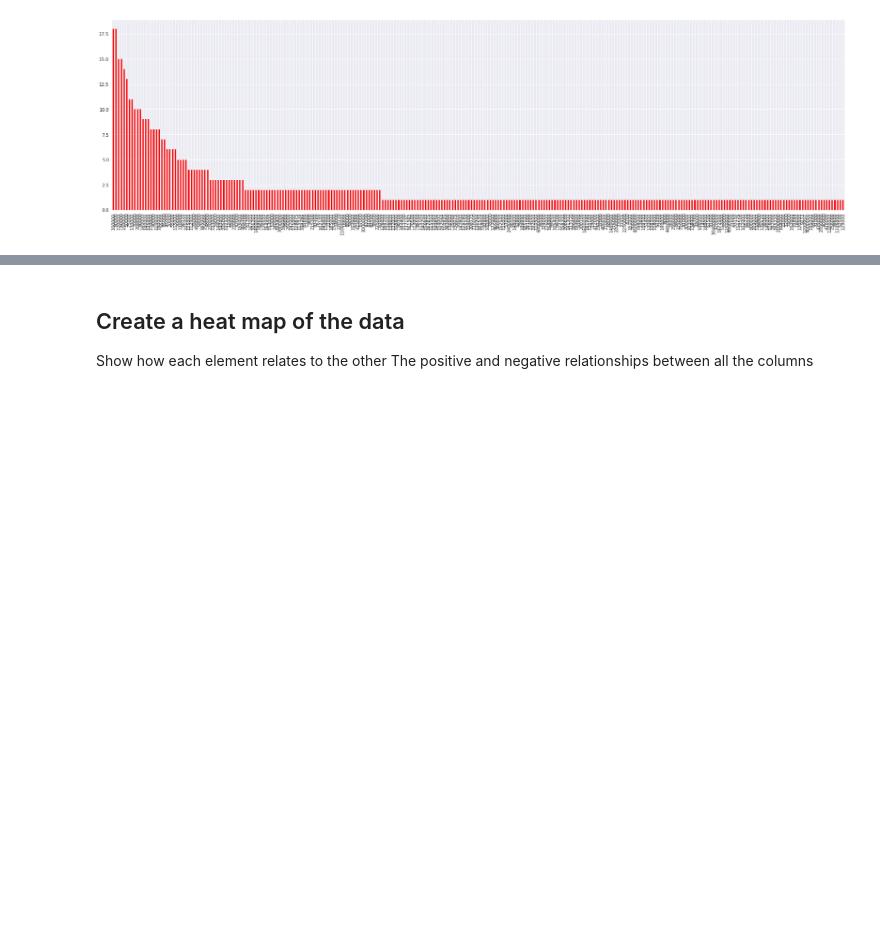
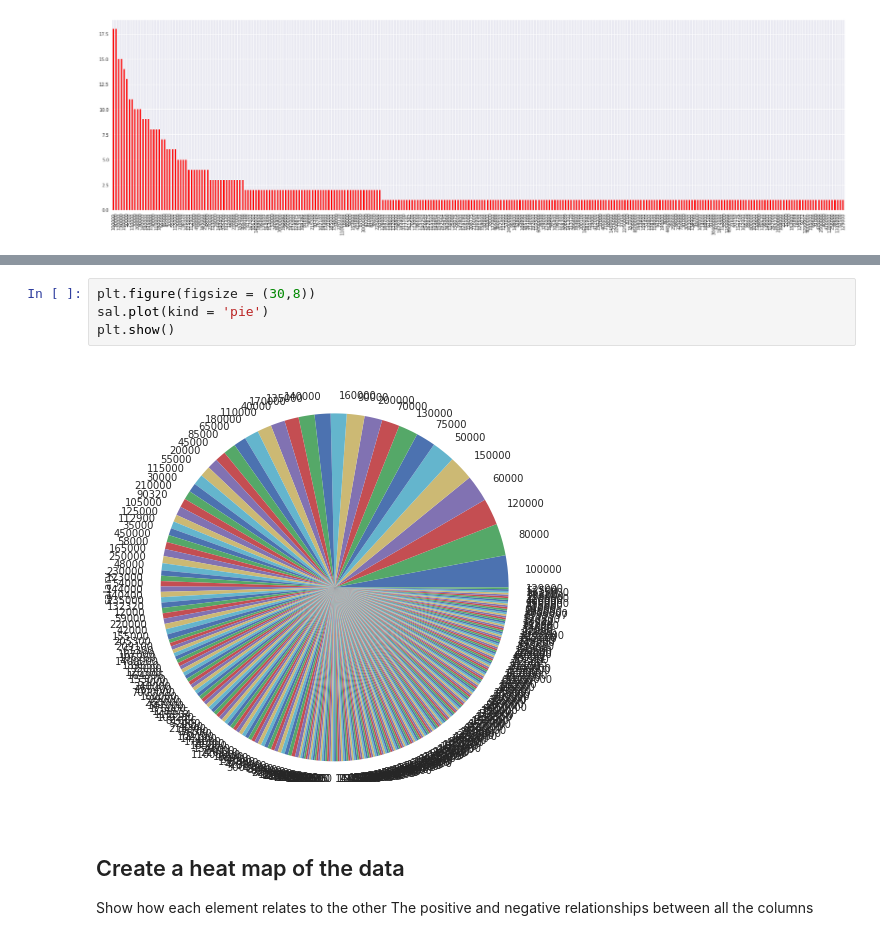
Before and after one commit to MoRagab33/-data-scientist-salaries, a Jupyter notebook: data-scientist-salaries.ipynb, the cells around one changed output, grey strips where cells are left out. Saved outputs shown, nothing was run; the diff lists cells and outputs as text; blank space fills up the shorter version.

```diff
--- a/data-scientist-salaries.ipynb
+++ b/data-scientist-salaries.ipynb
@@ -263,3 +277,9 @@ plt.show()
+# %%
+plt.figure(figsize = (30,8))
+sal.plot(kind = 'pie')
+plt.show()
+# %% [output]
+[figure, added]
 # %% [markdown]
 ## Create a heat map of the data
 Show how each element relates to the other
```
Also changed, not shown: parts of 8 cells of this notebook.
